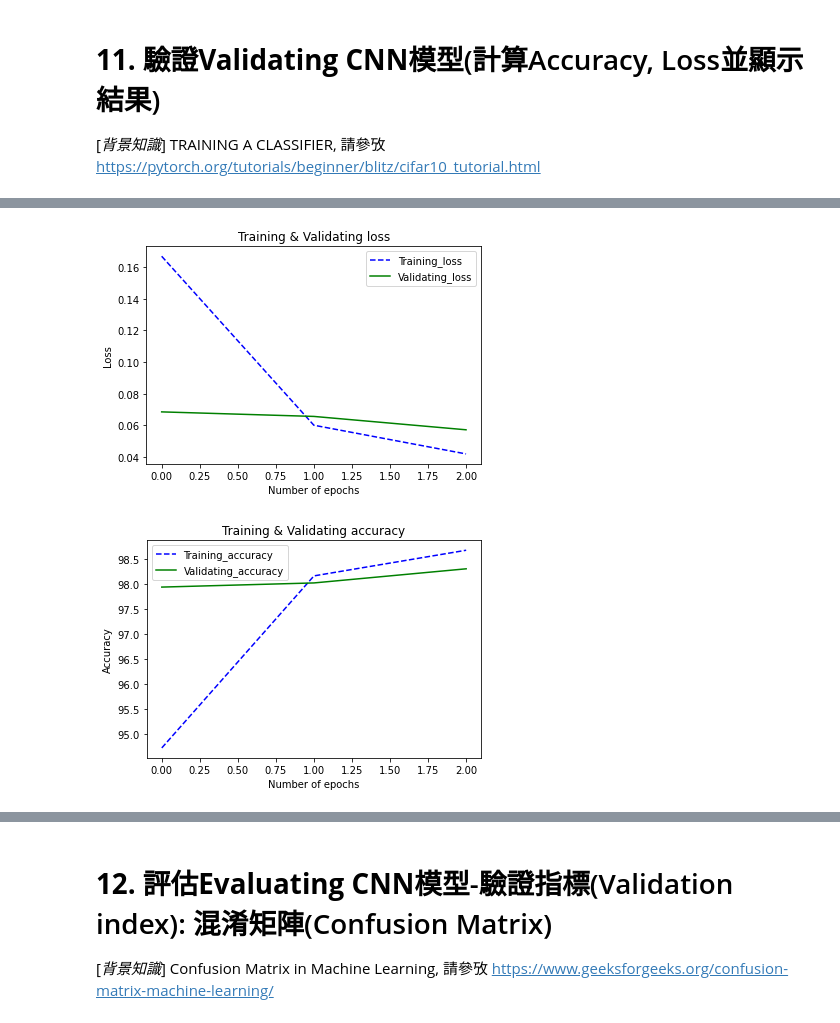
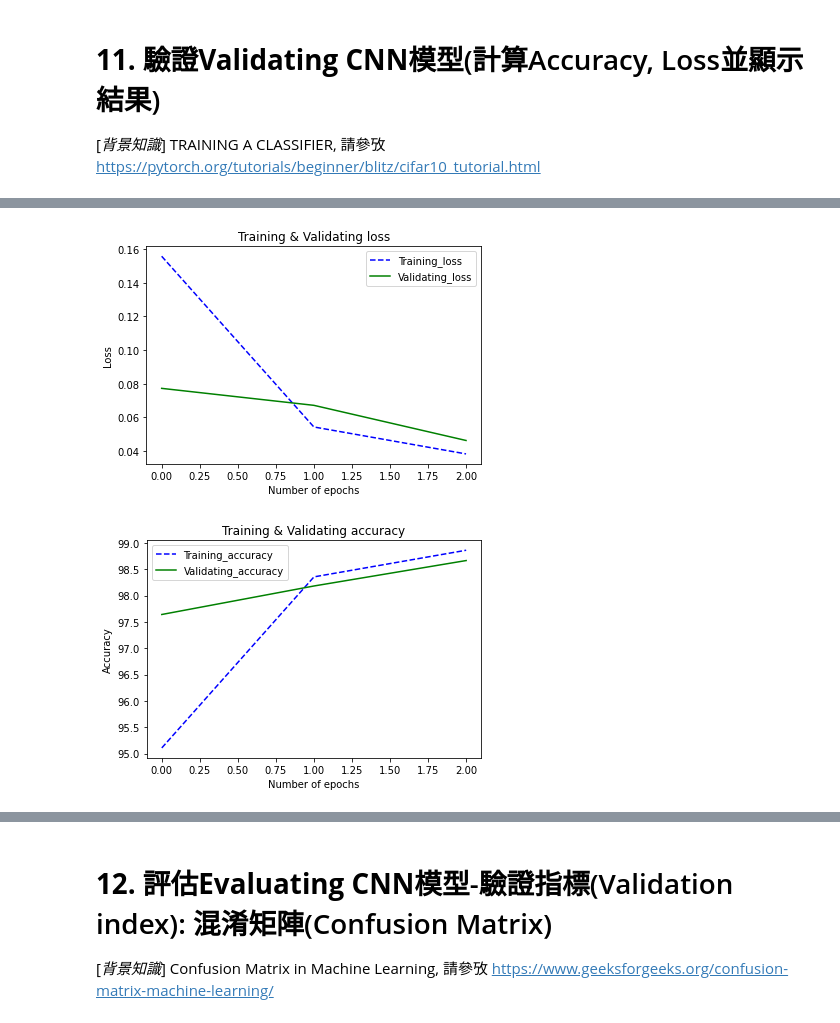
Before and after one commit to dvsseed/PyTorch_CNN_MNIST, a Jupyter notebook: PyTorch_MNIST_v6.ipynb, the cells around one changed output, grey strips where cells are left out. Saved outputs shown, nothing was run; the diff lists cells and outputs as text; code cells hidden in the pictures.

```diff
--- a/PyTorch_MNIST_v6.ipynb
+++ b/PyTorch_MNIST_v6.ipynb
@@ -217,8 +220,8 @@ BatchSize = p['BatchSize']
 TrainSet0 = datasets.MNIST(root='MNIST', download=True, train=True, transform=Transform)
 TestSet = datasets.MNIST(root='MNIST', download=True, train=False, transform=Transform)
 
-# 切分70%為訓練集、30%為驗證集
-train_size = int(0.7 * len(TrainSet0))
+# 切分80%為訓練集、20%為驗證集
+train_size = int(0.8 * len(TrainSet0))
 valid_size = len(TrainSet0) - train_size
 TrainSet, ValidSet = torch.utils.data.random_split(TrainSet0, [train_size, valid_size])
 
@@ -468,15 +471,15 @@ param_groups     [{'lr': 0.001, 'betas': (0.9, 0.999), 'final_lr': 0.1, 'gamma':
 def training_net(Epoch, trainLoader, Criterion, Optimizer, PATHcp):
   if start_epoch == 0:
     training_loss = []
-    validing_loss = []
+    validating_loss = []
     training_accuracy = []
-    validing_accuracy = []
+    validating_accuracy = []
   else:
     checkpoint = torch.load(PATHcp, map_location='cpu')
     training_loss = checkpoint['training_loss']
-    validing_loss = checkpoint['validing_loss']
+    validating_loss = checkpoint['validating_loss']
     training_accuracy = checkpoint['training_accuracy']
-    validing_accuracy = checkpoint['validing_accuracy']
+    validating_accuracy = checkpoint['validating_accuracy']
 
   # metric = 0  # used for learning rate policy 'plateau'
   for epoch in range(start_epoch, Epoch):
@@ -538,8 +541,8 @@ def training_net(Epoch, trainLoader, Criterion, Optimizer, PATHcp):
       valid_losss += valid_loss.item()
       v_loss = valid_losss / (float(valid_total) / BatchSize)
 
-    validing_accuracy.append(valid_accuracy)
-    validing_loss.append(v_loss)
+    validating_accuracy.append(valid_accuracy)
+    validating_loss.append(v_loss)
     # Print statistics
     print(colored('Epoch: ', 'blue') + '[%d/%d, %d/%d] - <Validation>, loss: %.6f, accuracy: %.4f %%, duration: %.4f sec' % (
       (epoch + 1),
@@ -557,11 +560,11 @@ def training_net(Epoch, trainLoader, Criterion, Optimizer, PATHcp):
           'model_state_dict': model.state_dict(),
           'epoch': epoch + 1,
           'training_loss': training_loss,
-          'validing_loss': validing_loss,
+          'validating_loss': validating_loss,
           'training_accuracy': training_accuracy,
-          'validing_accuracy': validing_accuracy}, PATHcp)
+          'validating_accuracy': validating_accuracy}, PATHcp)
 
-  return training_loss, training_accuracy, validing_loss, validing_accuracy
+  return training_loss, training_accuracy, validating_loss, validating_accuracy
 
 
 # Checkpoint
@@ -582,9 +585,9 @@ if os.path.exists(PATHcp):
 
   start_epoch = checkpoint['epoch']
   training_loss = checkpoint['training_loss']
-  validing_loss = checkpoint['validing_loss']
+  validating_loss = checkpoint['validating_loss']
   training_accuracy = checkpoint['training_accuracy']
-  validing_accuracy = checkpoint['validing_accuracy']
+  validating_accuracy = checkpoint['validating_accuracy']
 else:
   print(colored('No checkpoint file at {}'.format(PATHcp), 'blue'))
   start_epoch = 0
@@ -594,7 +597,7 @@ else:
     model = model.cpu()
 
 print('Started Training.')
-training_loss, training_accuracy, validing_loss, validing_accuracy = training_net(Epoch, TrainLoader, Criterion, Optimizer, PATHcp)
+training_loss, training_accuracy, validating_loss, validating_accuracy = training_net(Epoch, TrainLoader, Criterion, Optimizer, PATHcp)
 print('Finished Training.')
 logging.info('>>Training done!')
 # %% [output]
@@ -613,23 +616,23 @@ Finished Training.
 # %%
 # 訓練、預測結果視覺化(visualization)
 plt.plot(range(Epoch), training_loss, 'b--', label='Training_loss')
-plt.plot(range(Epoch), validing_loss, 'g-', label='Validating_loss')
+plt.plot(range(Epoch), validating_loss, 'g-', label='Validating_loss')
 plt.title('Training & Validating loss')
 plt.xlabel('Number of epochs')
 plt.ylabel('Loss')
 plt.legend()
 plt.show()
 
 plt.plot(range(Epoch), training_accuracy, 'b--', label='Training_accuracy')
-plt.plot(range(Epoch), validing_accuracy, 'g-', label='Validating_accuracy')
+plt.plot(range(Epoch), validating_accuracy, 'g-', label='Validating_accuracy')
 plt.title('Training & Validating accuracy')
 plt.xlabel('Number of epochs')
 plt.ylabel('Accuracy')
 plt.legend()
 plt.show()
 # %% [output]
-[figure, old version]
+[figure, new version]
-[figure, old version]
+[figure, new version]
 # %% [markdown]
 
 
```
Also changed, not shown: parts of 11 cells of this notebook.
